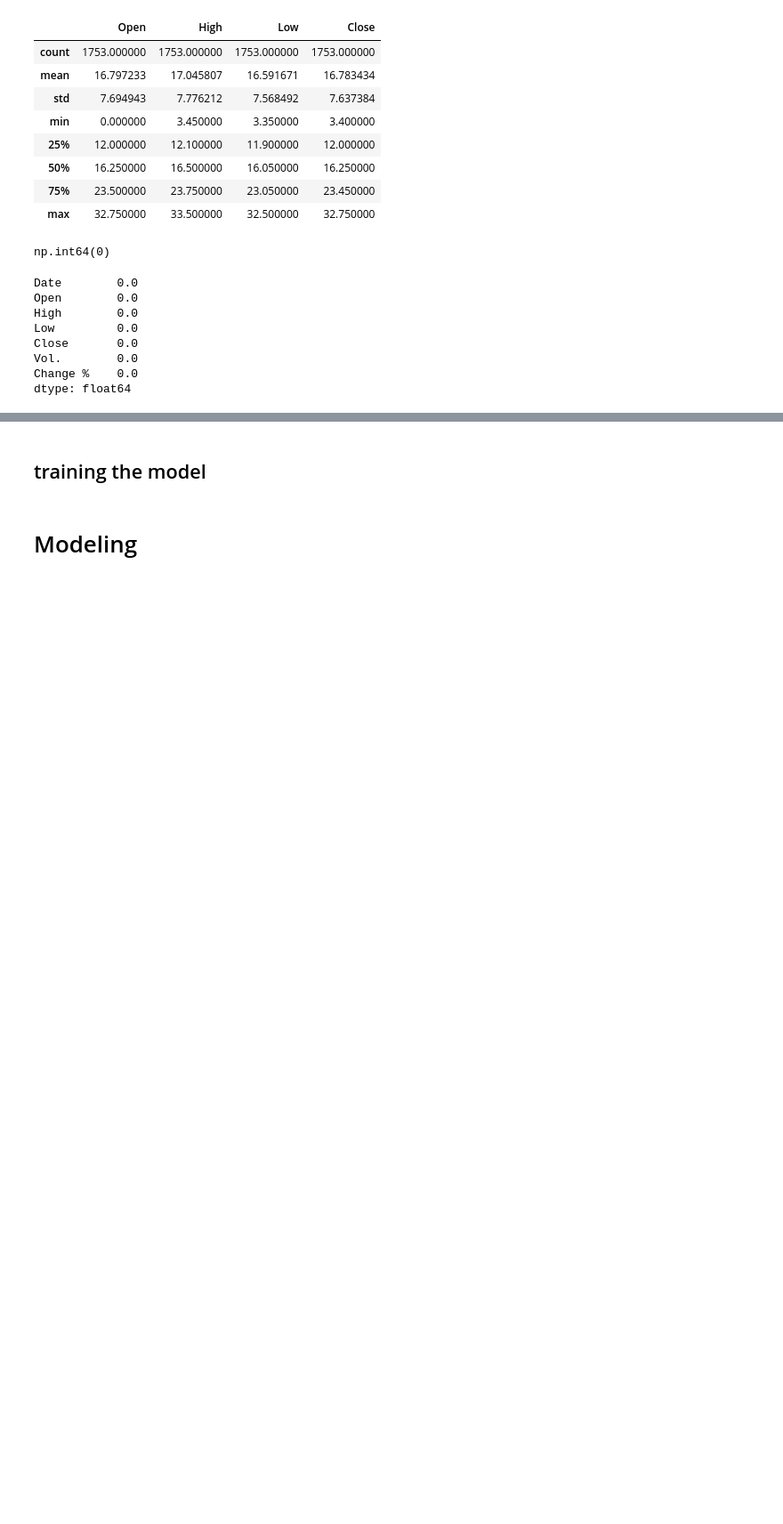
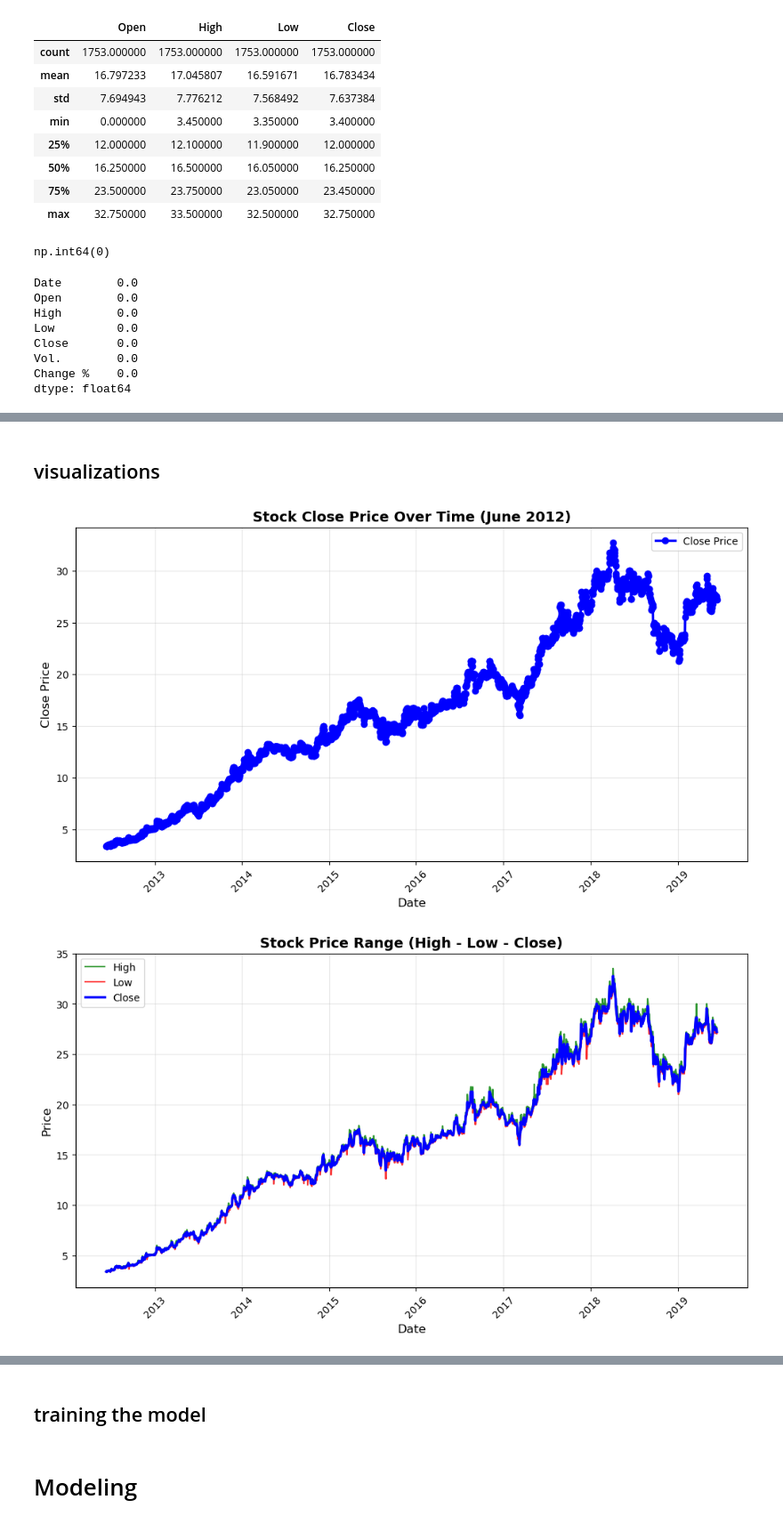
Before and after one commit to derrick4411/safaricom-stock-price-prediction, a Jupyter notebook: saf_stock_predict.ipynb, the cells around one changed output, grey strips where cells are left out. Shown at 89% size. Cells and saved outputs as stored; diff of their text form; code cells hidden in the pictures; blank space fills up the shorter version.

```diff
--- a/saf_stock_predict.ipynb
+++ b/saf_stock_predict.ipynb
@@ -96,0 +129,74 @@ df.head()
+# %%
+df['Date'] = pd.to_datetime(df['Date'], format='%d-%m-%Y')
+df = df.sort_values('Date')
+# %% [markdown]
+## visualizations
+# %%
+# ====================== 1. Close Price Trend ======================
+plt.figure(figsize=(12, 6))
+plt.plot(df['Date'], df['Close'], marker='o', linewidth=2.5, color='blue', label='Close Price')
+plt.title('Stock Close Price Over Time (June 2012)', fontsize=14, fontweight='bold')
+plt.xlabel('Date', fontsize=12)
+plt.ylabel('Close Price', fontsize=12)
+plt.grid(True, alpha=0.3)
+plt.legend()
+plt.xticks(rotation=45)
+plt.show()
+
+# ====================== 2. Price Range (High - Low - Close) ======================
+plt.figure(figsize=(12, 6))
+plt.plot(df['Date'], df['High'], color='green', label='High', alpha=0.8)
+plt.plot(df['Date'], df['Low'], color='red', label='Low', alpha=0.8)
+plt.plot(df['Date'], df['Close'], color='blue', linewidth=2.5, label='Close')
+
+# Fill between High and Low
+plt.fill_between(df['Date'], df['High'], df['Low'], color='lightblue', alpha=0.3)
+
+plt.title('Stock Price Range (High - Low - Close)', fontsize=14, fontweight='bold')
+plt.xlabel('Date', fontsize=12)
+plt.ylabel('Price', fontsize=12)
+plt.legend()
+plt.grid(True, alpha=0.3)
+plt.xticks(rotation=45)
+plt.show()
+
+# ====================== 3. Volume Trend ======================
+plt.figure(figsize=(12, 5))
+plt.bar(df['Date'], df['Vol.'], color='steelblue', alpha=0.7)
+plt.title('Trading Volume Over Time', fontsize=14, fontweight='bold')
+plt.xlabel('Date', fontsize=12)
+plt.ylabel('Volume', fontsize=12)
+plt.xticks(rotation=45)
+plt.grid(True, alpha=0.3)
+plt.tight_layout()
+plt.savefig('volume.png', dpi=300)
+plt.show()
+
+# ====================== 4. Candlestick Chart ======================
+fig, ax = plt.subplots(figsize=(12, 6))
+
+width = 0.6
+width2 = 0.1
+
+# Up days (green)
+up = df[df['Close'] >= df['Open']]
+down = df[df['Close'] < df['Open']]
+
+ax.bar(up['Date'], up['Close'] - up['Open'], width, bottom=up['Open'], color='green', alpha=0.8)
+ax.bar(up['Date'], up['High'] - up['Close'], width2, bottom=up['Close'], color='green', alpha=0.8)
+ax.bar(up['Date'], up['Low'] - up['Open'], width2, bottom=up['Open'], color='green', alpha=0.8)
+
+# Down days (red)
+ax.bar(down['Date'], down['Close'] - down['Open'], width, bottom=down['Open'], color='red', alpha=0.8)
+ax.bar(down['Date'], down['High'] - down['Close'], width2, bottom=down['Close'], color='red', alpha=0.8)
+ax.bar(down['Date'], down['Low'] - down['Open'], width2, bottom=down['Open'], color='red', alpha=0.8)
+
+plt.title('Candlestick Chart', fontsize=14, fontweight='bold')
+plt.xlabel('Date')
+plt.ylabel('Price')
+plt.xticks(rotation=45)
+plt.grid(True, alpha=0.3)
+plt.show()
+# %% [output]
+[figure, added]
+[figure, added]
```
Also changed, not shown: parts of 32 cells of this notebook.
